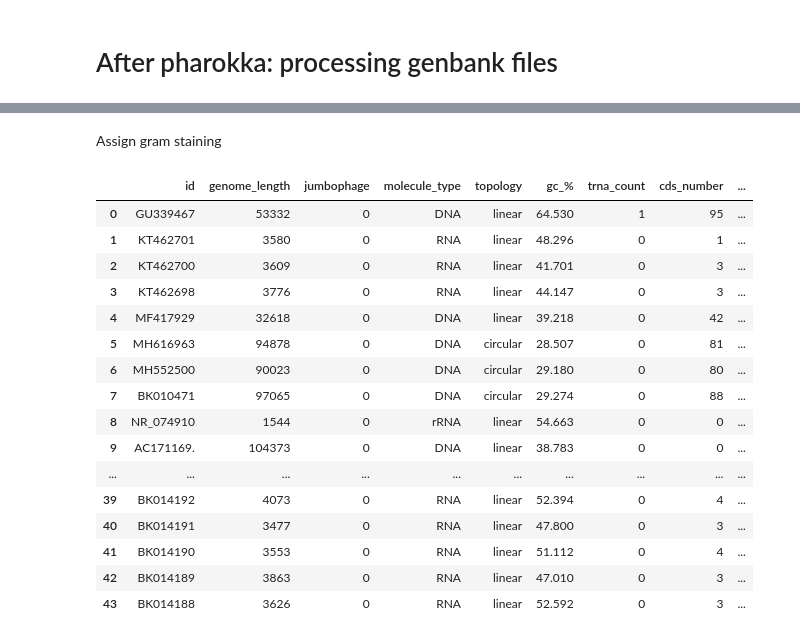
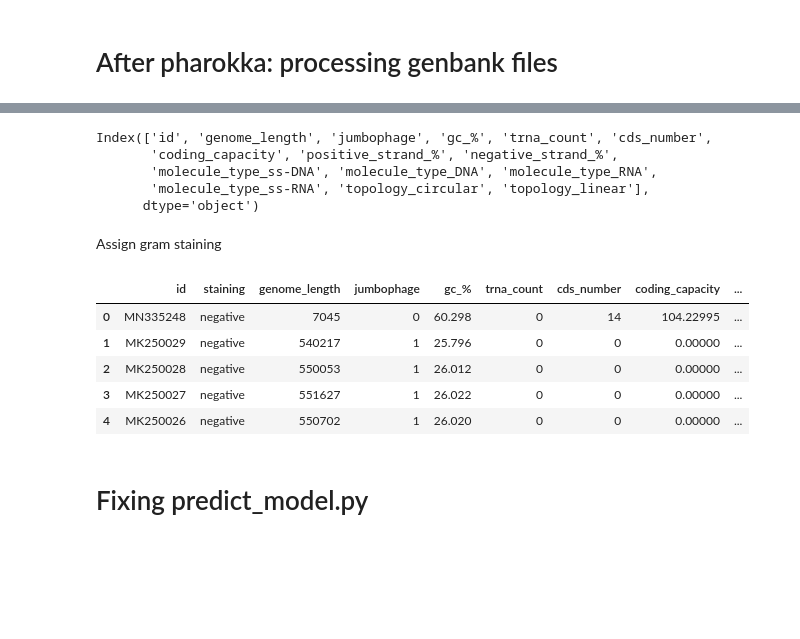
Before and after one commit to Alvaroguleon/Phage-predictor, a Jupyter notebook: notebooks/05_feature_engineering.ipynb, the cells around one changed output, grey strips where cells are left out. Saved outputs shown, nothing was run; the diff lists cells and outputs as text; code cells hidden in the pictures; blank space fills up the shorter version.

```diff
--- a/notebooks/05_feature_engineering.ipynb
+++ b/notebooks/05_feature_engineering.ipynb
@@ -253,29 +289,36 @@ df
+# %%
+df = pd.get_dummies(df, columns=['topology'])
+df.columns
+# %% [output]
+Index(['id', 'genome_length', 'jumbophage', 'gc_%', 'trna_count', 'cds_number',
+       'coding_capacity', 'positive_strand_%', 'negative_strand_%',
+       'molecule_type_ss-DNA', 'molecule_type_DNA', 'molecule_type_RNA',
+       'molecule_type_ss-RNA', 'topology_circular', 'topology_linear'],
+      dtype='object')
 # %% [markdown]
 Assign gram staining
-# %%
-stain = pd.read_csv("../data/interim/gram_staining/staining_assignation.csv", index_col = 0)
-stain = stain[['Accession', 'staining']]
-stain = stain.rename(columns={'Accession': 'id'})
-
-# Merge the two dataframes on the 'id' column
-df = pd.merge(df, stain, on='id', how='left')
-
-df
-# %% [output]
-|  | id | genome_length | jumbophage | molecule_type | topology | gc_% | trna_count | cds_number | ... |
-| 0 | GU339467 | 53332 | 0 | DNA | linear | 64.530 | 1 | 95 | ... |
-| 1 | KT462701 | 3580 | 0 | RNA | linear | 48.296 | 0 | 1 | ... |
-| 2 | KT462700 | 3609 | 0 | RNA | linear | 41.701 | 0 | 3 | ... |
-| 3 | KT462698 | 3776 | 0 | RNA | linear | 44.147 | 0 | 3 | ... |
-| 4 | MF417929 | 32618 | 0 | DNA | linear | 39.218 | 0 | 42 | ... |
-| 5 | MH616963 | 94878 | 0 | DNA | circular | 28.507 | 0 | 81 | ... |
-| 6 | MH552500 | 90023 | 0 | DNA | circular | 29.180 | 0 | 80 | ... |
-| 7 | BK010471 | 97065 | 0 | DNA | circular | 29.274 | 0 | 88 | ... |
-| 8 | NR_074910 | 1544 | 0 | rRNA | linear | 54.663 | 0 | 0 | ... |
-| 9 | AC171169. | 104373 | 0 | DNA | linear | 38.783 | 0 | 0 | ... |
-| ... | ... | ... | ... | ... | ... | ... | ... | ... | ... |
-| 39 | BK014192 | 4073 | 0 | RNA | linear | 52.394 | 0 | 4 | ... |
-| 40 | BK014191 | 3477 | 0 | RNA | linear | 47.800 | 0 | 3 | ... |
-| 41 | BK014190 | 3553 | 0 | RNA | linear | 51.112 | 0 | 4 | ... |
-| 42 | BK014189 | 3863 | 0 | RNA | linear | 47.010 | 0 | 3 | ... |
-| 43 | BK014188 | 3626 | 0 | RNA | linear | 52.592 | 0 | 3 | ... |
+# %%
+def staining_feature(staining_df, features_df):
+    stain = pd.read_csv(staining_df, index_col = 0)
+    stain = stain[['Accession', 'staining']]
+    stain = stain.rename(columns={'Accession': 'id'})
+
+    features_df = pd.merge(features_df, stain, on='id', how='left')
+    features_df = features_df[['id', 'staining', 'genome_length', 'jumbophage', 'gc_%', 'trna_count','cds_number', 'coding_capacity',
+                               'positive_strand_%','negative_strand_%', 'molecule_type_ss-DNA', 'molecule_type_DNA', 'molecule_type_RNA', 'molecule_type_ss-RNA',
+                               'topology_circular', 'topology_linear']]
+
+    return features_df
+
+staining_df = "../data/interim/gram_staining/staining_assignation.csv"
+df = staining_feature(staining_df, df)
+df.head()
+# %% [output]
+|  | id | staining | genome_length | jumbophage | gc_% | trna_count | cds_number | coding_capacity | ... |
+| 0 | MN335248 | negative | 7045 | 0 | 60.298 | 0 | 14 | 104.22995 | ... |
+| 1 | MK250029 | negative | 540217 | 1 | 25.796 | 0 | 0 | 0.00000 | ... |
+| 2 | MK250028 | negative | 550053 | 1 | 26.012 | 0 | 0 | 0.00000 | ... |
+| 3 | MK250027 | negative | 551627 | 1 | 26.022 | 0 | 0 | 0.00000 | ... |
+| 4 | MK250026 | negative | 550702 | 1 | 26.020 | 0 | 0 | 0.00000 | ... |
+# %% [markdown]
+# Fixing predict_model.py
```
Also changed, not shown: parts of 5 cells of this notebook, 14 other files.
